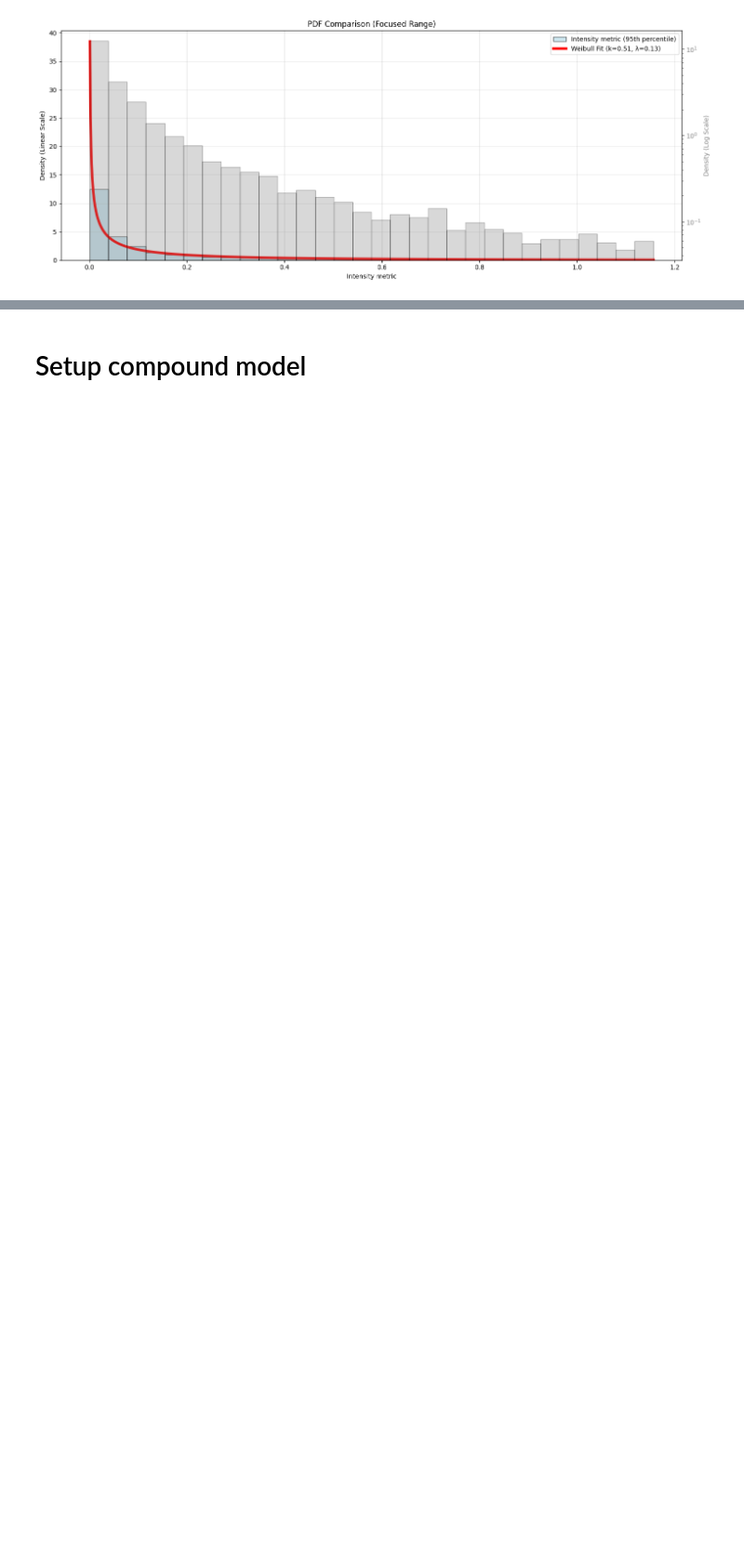
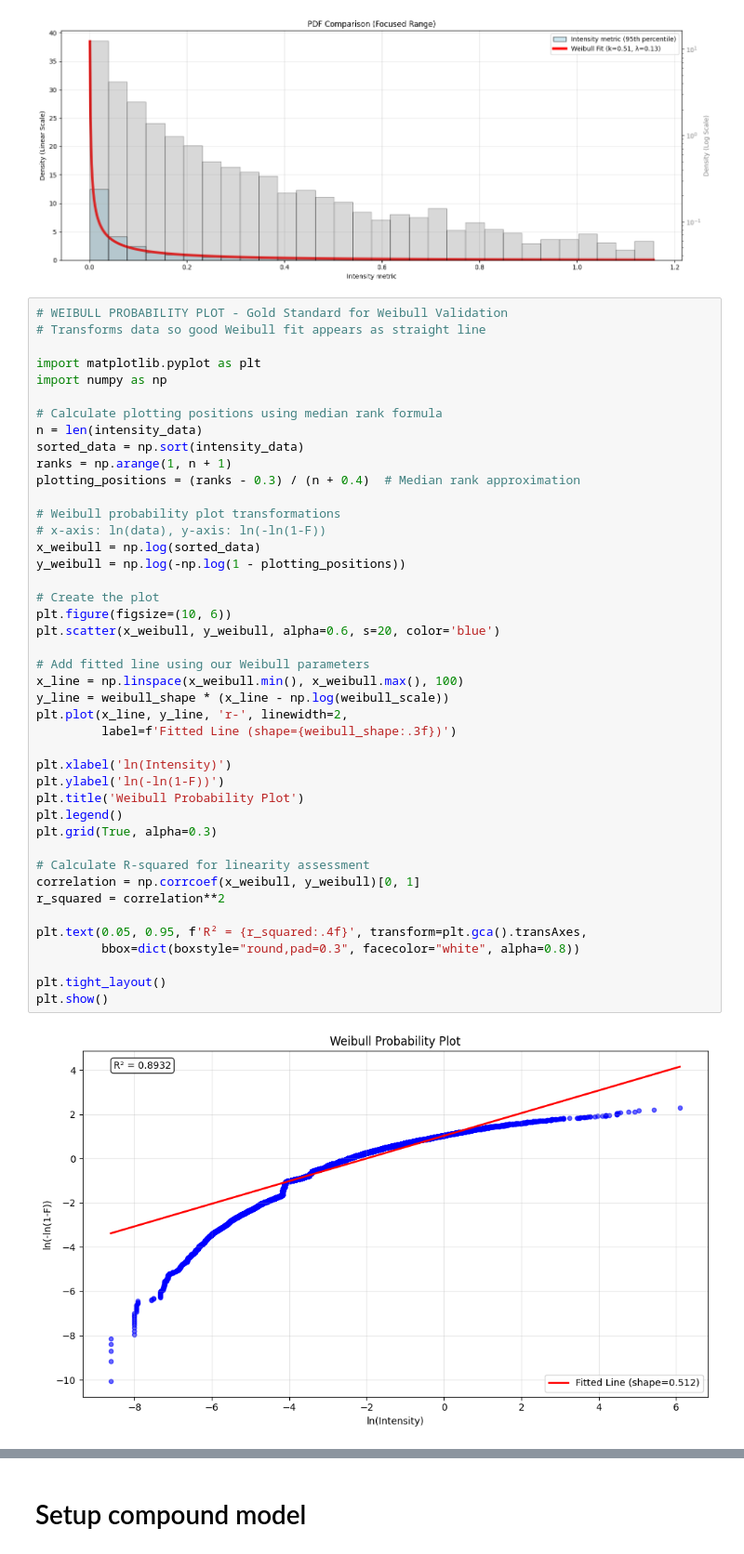
Before and after one commit to abdbtech/capstone, a Jupyter notebook: notebooks/poisson_bb.ipynb, the cells around one changed output, grey strips where cells are left out. Shown at 93% size. Cells and saved outputs as stored; diff of their text form; blank space fills up the shorter version.

Commit message:
Add validation metrics for poisson and weibull to poisson_bb.ipynb

```diff
--- a/notebooks/poisson_bb.ipynb
+++ b/notebooks/poisson_bb.ipynb
@@ -573,3 +685,48 @@ plt.tight_layout()
 plt.show()
 # %% [output]
 [figure]
+# %%
+# WEIBULL PROBABILITY PLOT - Gold Standard for Weibull Validation
+# Transforms data so good Weibull fit appears as straight line
+
+import matplotlib.pyplot as plt
+import numpy as np
+
+# Calculate plotting positions using median rank formula
+n = len(intensity_data)
+sorted_data = np.sort(intensity_data)
+ranks = np.arange(1, n + 1)
+plotting_positions = (ranks - 0.3) / (n + 0.4)  # Median rank approximation
+
+# Weibull probability plot transformations
+# x-axis: ln(data), y-axis: ln(-ln(1-F))
+x_weibull = np.log(sorted_data)
+y_weibull = np.log(-np.log(1 - plotting_positions))
+
+# Create the plot
+plt.figure(figsize=(10, 6))
+plt.scatter(x_weibull, y_weibull, alpha=0.6, s=20, color='blue')
+
+# Add fitted line using our Weibull parameters
+x_line = np.linspace(x_weibull.min(), x_weibull.max(), 100)
+y_line = weibull_shape * (x_line - np.log(weibull_scale))
+plt.plot(x_line, y_line, 'r-', linewidth=2,
+         label=f'Fitted Line (shape={weibull_shape:.3f})')
+
+plt.xlabel('ln(Intensity)')
+plt.ylabel('ln(-ln(1-F))')
+plt.title('Weibull Probability Plot')
+plt.legend()
+plt.grid(True, alpha=0.3)
+
+# Calculate R-squared for linearity assessment
+correlation = np.corrcoef(x_weibull, y_weibull)[0, 1]
+r_squared = correlation**2
+
+plt.text(0.05, 0.95, f'R² = {r_squared:.4f}', transform=plt.gca().transAxes,
+         bbox=dict(boxstyle="round,pad=0.3", facecolor="white", alpha=0.8))
+
+plt.tight_layout()
+plt.show()
+# %% [output]
+[figure, added]
```
Also changed, not shown: parts of 16 cells of this notebook.
